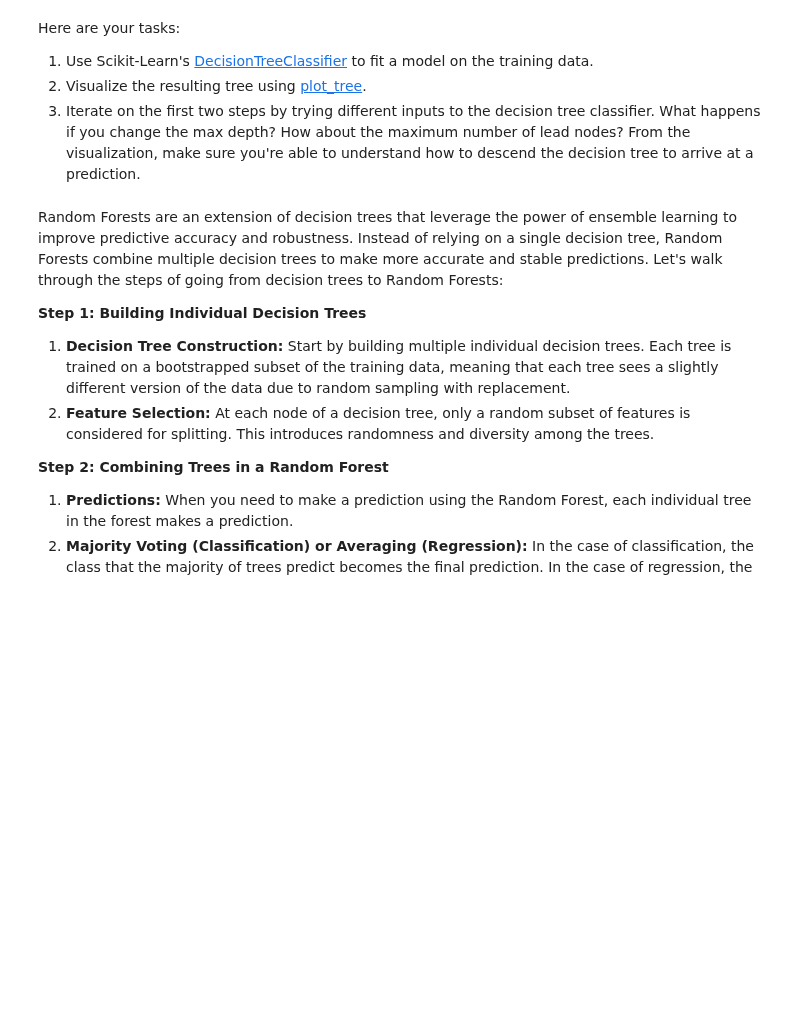
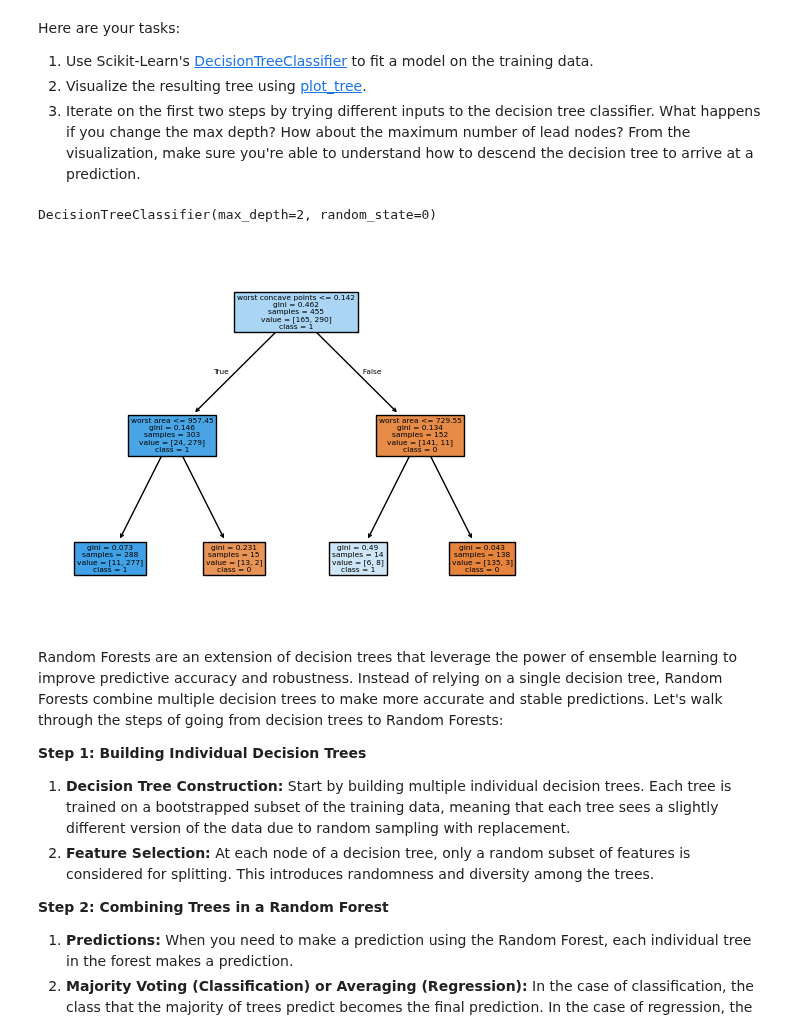
Before and after one commit to chrishalbert/guild-mle-projects, a Jupyter notebook: trees-forests/Student_MLE_MiniProject_Trees_and_Forests.ipynb, the cells around one changed output. Saved outputs shown, nothing was run; the diff lists cells and outputs as text; code cells hidden in the pictures; blank space fills up the shorter version.

Commit message:
Completed tree/forest exercises.

```diff
--- a/trees-forests/Student_MLE_MiniProject_Trees_and_Forests.ipynb
+++ b/trees-forests/Student_MLE_MiniProject_Trees_and_Forests.ipynb
@@ -134,5 +132,17 @@ Here are your tasks:
+# %%
+# Create a Decision Tree model
+dt_model = DecisionTreeClassifier(random_state=0, max_depth=2)
+dt_model.fit(X_train, y_train)
+
+# I made the tree shallow so that I could read the plot below
+# %% [output]
+DecisionTreeClassifier(max_depth=2, random_state=0)
 # %%
 # Visualize the Decision Tree
+plot_tree(dt_model, filled=True, feature_names=bc_df.columns, class_names=['0', '1'])
+plt.show()
+# %% [output]
+[figure, added]
 # %% [markdown]
 Random Forests are an extension of decision trees that leverage the power of ensemble learning to improve predictive accuracy and robustness. Instead of relying on a single decision tree, Random Forests combine multiple decision trees to make more accurate and stable predictions. Let's walk through the steps of going from decision trees to Random Forests:
 
```
Also changed, not shown: parts of 8 cells of this notebook.
